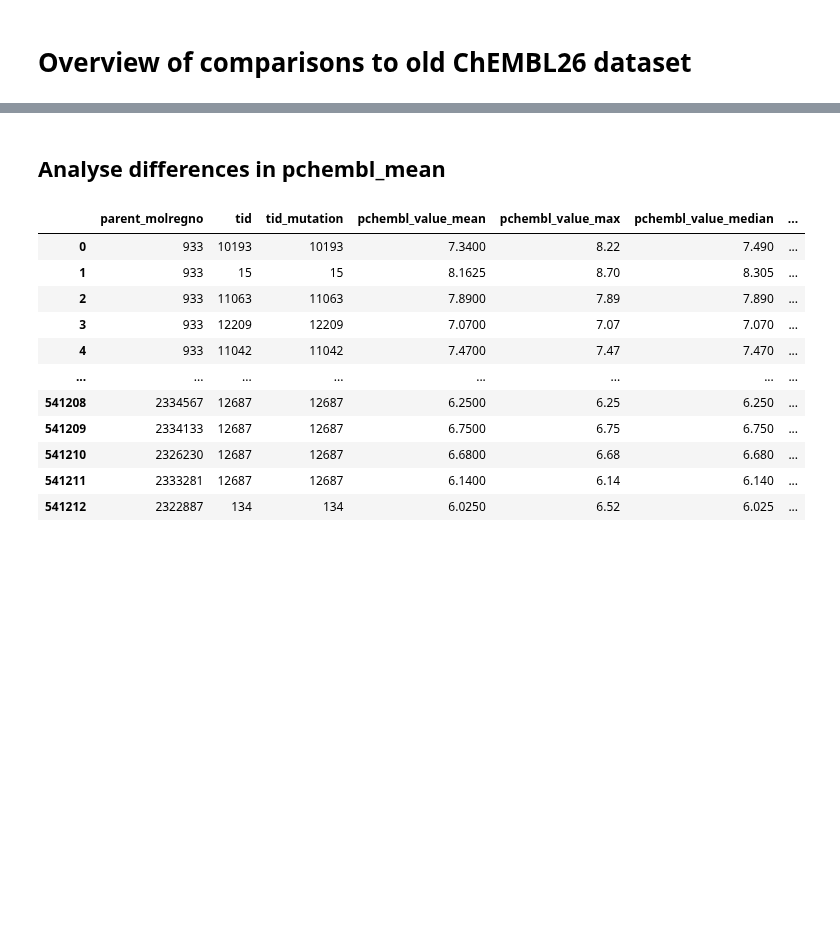
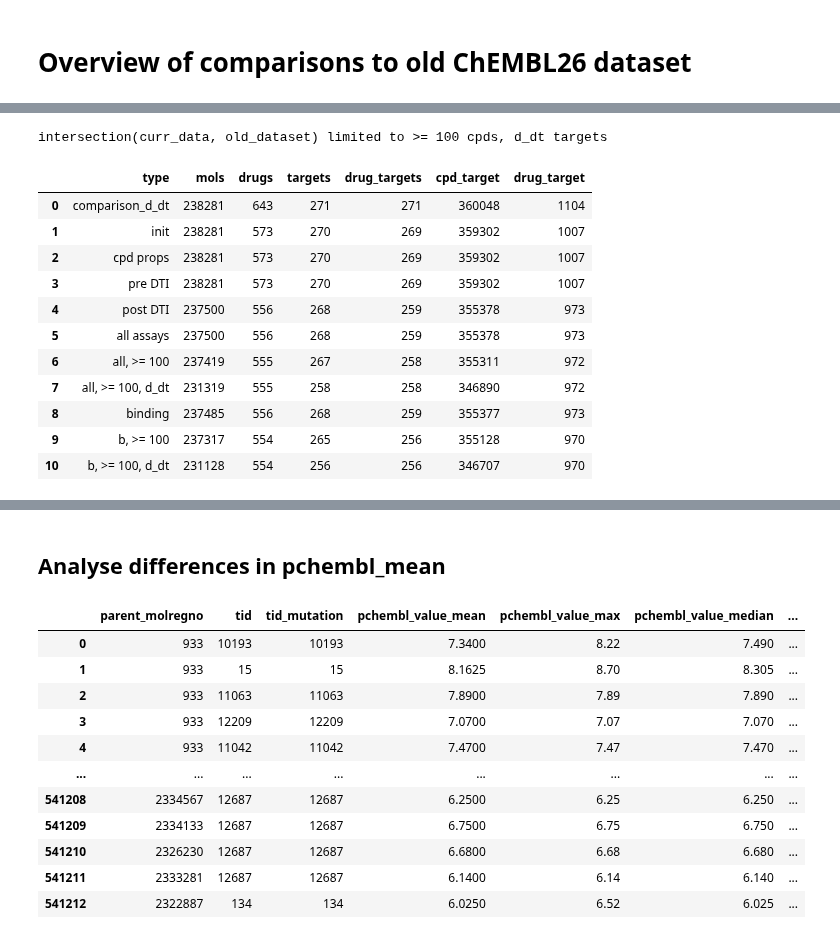
Before and after one commit to chembl/compound_target_pairs_dataset, a Jupyter notebook: Leeson_dataset_extraction.ipynb, the cells around one changed output, grey strips where cells are left out. Cells and saved outputs as stored; diff of their text form; code cells hidden in the pictures; blank space fills up the shorter version.

```diff
--- a/Leeson_dataset_extraction.ipynb
+++ b/Leeson_dataset_extraction.ipynb
@@ -719 +775,20 @@ intersection(curr_data, old_dataset) limited to >= 100 cpds
+# %%
+############### TESTING: development of intersection(curr_data, old_dataset) limited to >= 100 cpds, d_dt targets ###############
+print("intersection(curr_data, old_dataset) limited to >= 100 cpds, d_dt targets")
+pd.DataFrame(all_intersect_comp_d_dt,
+                   columns=['type', 'mols', 'drugs', 'targets', 'drug_targets', 'cpd_target', 'drug_target'])
+# %% [output]
+intersection(curr_data, old_dataset) limited to >= 100 cpds, d_dt targets
+|  | type | mols | drugs | targets | drug_targets | cpd_target | drug_target |
+| 0 | comparison_d_dt | 238281 | 643 | 271 | 271 | 360048 | 1104 |
+| 1 | init | 238281 | 573 | 270 | 269 | 359302 | 1007 |
+| 2 | cpd props | 238281 | 573 | 270 | 269 | 359302 | 1007 |
+| 3 | pre DTI | 238281 | 573 | 270 | 269 | 359302 | 1007 |
+| 4 | post DTI | 237500 | 556 | 268 | 259 | 355378 | 973 |
+| 5 | all assays | 237500 | 556 | 268 | 259 | 355378 | 973 |
+| 6 | all, >= 100 | 237419 | 555 | 267 | 258 | 355311 | 972 |
+| 7 | all, >= 100, d_dt | 231319 | 555 | 258 | 258 | 346890 | 972 |
+| 8 | binding | 237485 | 556 | 268 | 259 | 355377 | 973 |
+| 9 | b, >= 100 | 237317 | 554 | 265 | 256 | 355128 | 970 |
+| 10 | b, >= 100, d_dt | 231128 | 554 | 256 | 256 | 346707 | 970 |
 # %%
```
Also changed, not shown: parts of 33 cells of this notebook.
